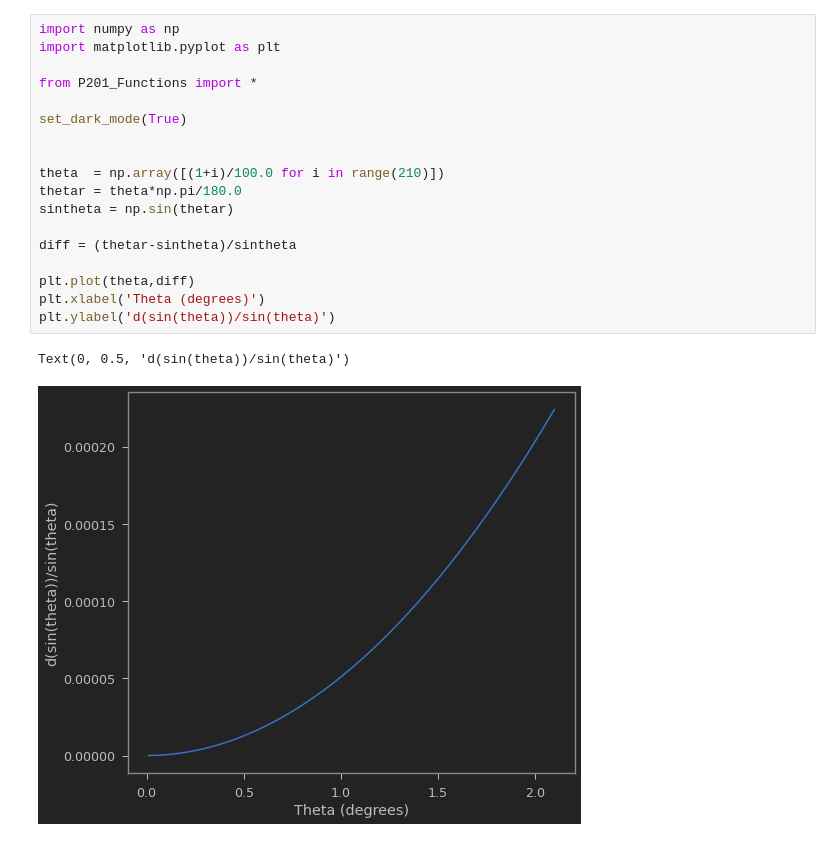
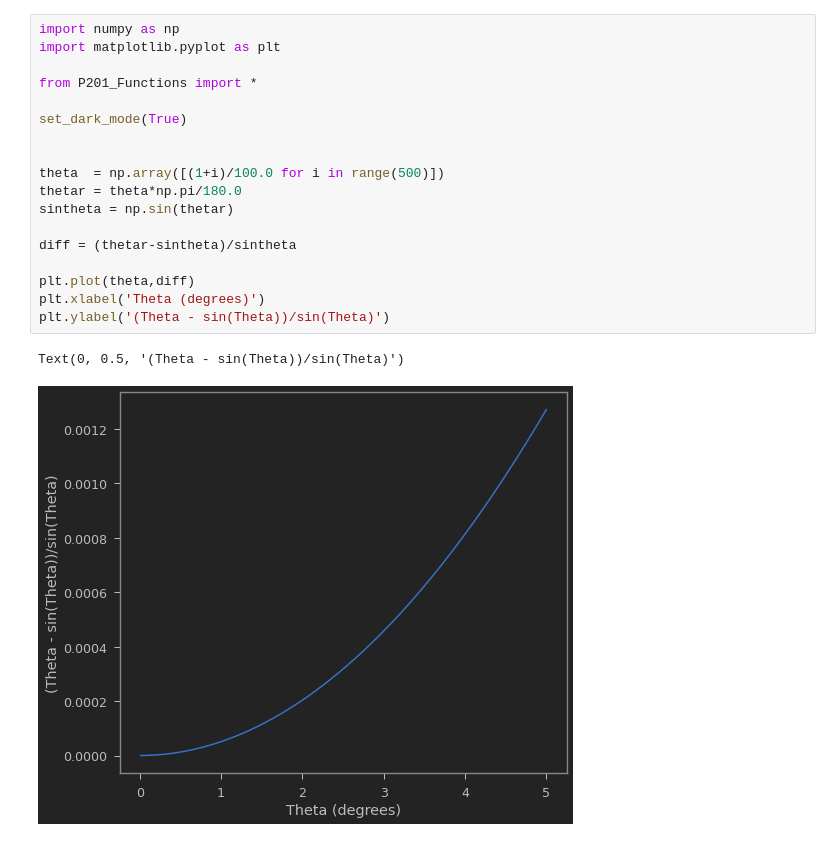
Before and after one commit to brash99/phys421, a Jupyter notebook: JupyterNotebooks/Theta_Variation.ipynb, the cells around one changed output. Drawn from its saved outputs; the diff is of its cells as text.

```diff
--- a/JupyterNotebooks/Theta_Variation.ipynb
+++ b/JupyterNotebooks/Theta_Variation.ipynb
@@ -1,21 +11,21 @@
 # %%
 import numpy as np
 import matplotlib.pyplot as plt
 
 from P201_Functions import *
 
 set_dark_mode(True)
 
 
-theta  = np.array([(1+i)/100.0 for i in range(210)])
+theta  = np.array([(1+i)/100.0 for i in range(500)])
 thetar = theta*np.pi/180.0
 sintheta = np.sin(thetar)
 
 diff = (thetar-sintheta)/sintheta
 
 plt.plot(theta,diff)
 plt.xlabel('Theta (degrees)')
-plt.ylabel('d(sin(theta))/sin(theta)')
+plt.ylabel('(Theta - sin(Theta))/sin(Theta)')
 # %% [output]
-Text(0, 0.5, 'd(sin(theta))/sin(theta)')
+Text(0, 0.5, '(Theta - sin(Theta))/sin(Theta)')
-[figure, old version]
+[figure, new version]
```
Also changed, not shown: parts of 5 cells of this notebook, 2 other files.
